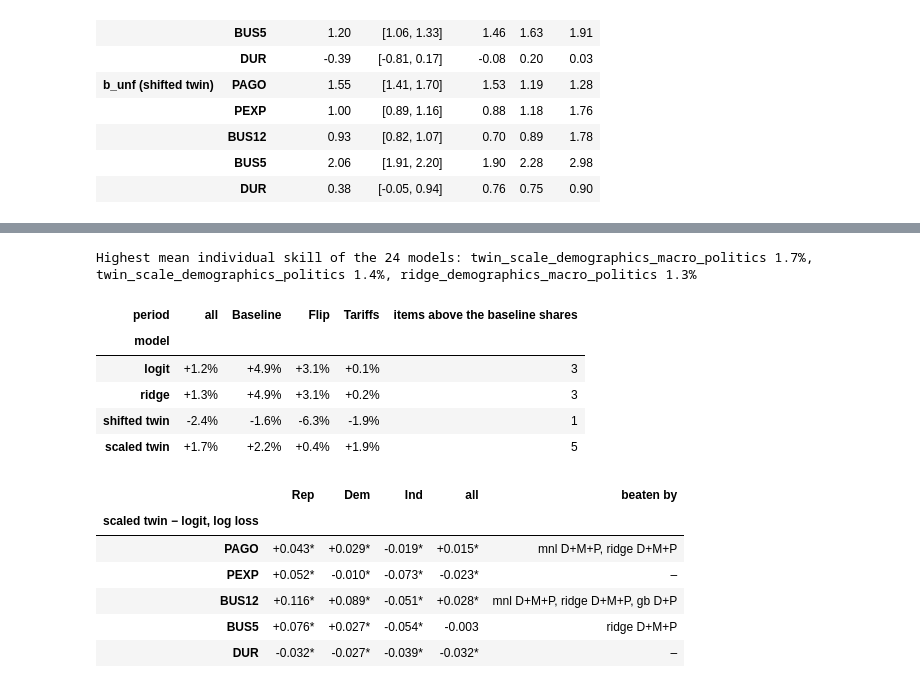
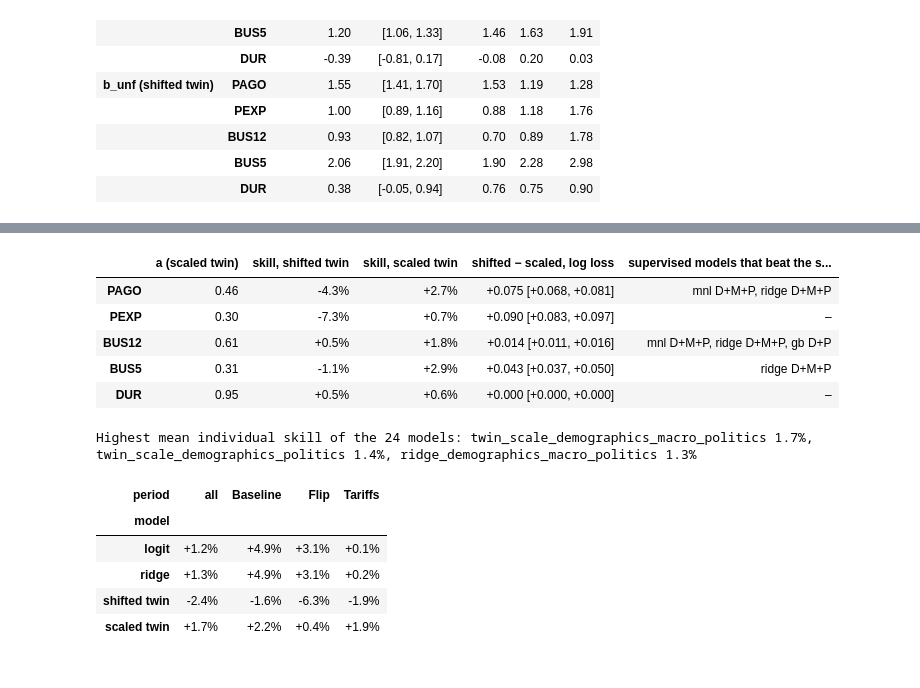
Before and after one commit to jerrydzj/state-dependent-twins, a Jupyter notebook: notebooks/06_mvp_twin_test.ipynb, the cells around one changed output, grey strips where cells are left out. Drawn from its saved outputs; the diff is of its cells as text; code cells hidden in the pictures.

```diff
--- a/notebooks/06_mvp_twin_test.ipynb
+++ b/notebooks/06_mvp_twin_test.ipynb
@@ -777,0 +854,24 @@ log loss by party, and the supervised models that beat the scaled twin:
+# %%
+GROUPS = {'Rep': 'Republicans', 'Dem': 'Democrats', 'Ind': 'independents', 'all': 'all respondents'}
+q = pred[(pred.YYYYMM >= PERIODS['Tariffs']) & (pred.model == LOGIT)]
+w = q[q.item == 'PEXP'].groupby('party').WT.sum()
+share = {g: f' ({100 * w[g] / w.sum():.0f}%)' if g in w else '' for g in GROUPS}
+fig, axes = plt.subplots(1, len(ITEMS), figsize=(13, 3.4))
+for ax, item in zip(axes, ITEMS):
+    for x_, g in enumerate(GROUPS):
+        for k, (f, color) in enumerate(PAIR):
+            d = cell.loc[('Tariffs', g, f'{f}_demographics_politics-{f}_demographics', item)]
+            filled = d.wasserstein_lo > 0 or d.wasserstein_hi < 0
+            ax.bar(x_ + (k - 0.5) * 0.38, d.wasserstein, width=0.34, color=color if filled else 'white',
+                   edgecolor=color, linewidth=1.2)
+    ax.axhline(0, color='#898781', lw=0.8)
+    ax.set_xticks(range(len(GROUPS)), [f'{n}{share[g]}' for g, n in GROUPS.items()], rotation=45, ha='right', fontsize=8)
+    ax.tick_params(axis='y', labelsize=7); ax.spines[['top', 'right']].set_visible(False)
+    ax.set_title(item, loc='left', fontsize=10)
+axes[0].set_ylabel('change in distance from D')
+handles = [plt.Rectangle((0, 0), 1, 1, color=c) for _, c in PAIR] + [plt.Rectangle((0, 0), 1, 1, fc='white', ec='#898781')]
+fig.legend(handles, ['logit', 'shifted twin', 'within sampling noise'], frameon=False, fontsize=8, ncol=3,
+           loc='upper right', bbox_to_anchor=(1, 1.0))
+fig.suptitle('Figure 8. What the political block does to each party in the tariff months (above zero: worse)',
+             x=0.01, ha='left', fontsize=10.5)
+plt.tight_layout(); plt.show()
@@ -778,30 +970,34 @@ log loss by party, and the supervised models that beat the scaled twin:
 # %%
+calibration = json.load(open(TWINS / 'calibration.json'))
+r = extra.loc[f'{TWIN}-{SCALED}']
+display(pd.DataFrame({
+    'a (scaled twin)': {i: f"{calibration['scale'][DMP][i]['a']:.2f}" for i in ITEMS},
+    'skill, shifted twin': {i: f"{allc.loc[(TWIN, i), 'log_loss_skill']:+.1%}" for i in ITEMS},
+    'skill, scaled twin': {i: f"{allc.loc[(SCALED, i), 'log_loss_skill']:+.1%}" for i in ITEMS},
+    'shifted − scaled, log loss': {i: '{:+.3f} [{:+.3f}, {:+.3f}]'.format(
+        allc.loc[(TWIN, i), 'log_loss'] - allc.loc[(SCALED, i), 'log_loss'], r.loc[i, 'log_loss_lo'], r.loc[i, 'log_loss_hi'])
+        for i in ITEMS},
+    'supervised models that beat the scaled twin': {i: ', '.join(
+        label(s) for s in SUPERVISED_MODELS if extra.loc[(f'{SCALED}-{s}', i), 'log_loss_lo'] > 0) or '–' for i in ITEMS}}))
+
 four = {LOGIT: 'logit', f'ridge_{DMP}': 'ridge', TWIN: 'shifted twin', SCALED: 'scaled twin'}
 skill = scores[(scores.group == 'all') & scores.model.isin(four)].pivot_table(
     index='model', columns='period', values='log_loss_skill', aggfunc='mean')[['all', *PERIODS]]
-skill['items above the baseline shares'] = (allc.loc[list(four)].log_loss_skill_lo > 0).groupby(level='model').sum()
 all24 = [f'{f}_{fs}' for f in ['mnl', 'ridge', 'gb', 'twin', 'twin_shift', 'twin_scale'] for fs in SHORT]
 print('Highest mean individual skill of the 24 models: ' + ', '.join(
     f'{m} {v:.1%}' for m, v in allc.loc[all24].log_loss_skill.groupby(level='model').mean().nlargest(3).items()))
-display(skill.rename(index=four).loc[list(four.values())].style.format('{:+.1%}').format(
-            '{:.0f}', subset=['items above the baseline shares']),
-        pd.DataFrame({**{g: {i: mark(f'{SCALED}-{LOGIT}', i, 'log_loss', g, '+.3f') for i in ITEMS}
-                         for g in ['Rep', 'Dem', 'Ind', 'all']},
-                      'beaten by': {i: ', '.join(label(s) for s in SUPERVISED_MODELS
-                                                 if extra.loc[(f'{SCALED}-{s}', i), 'log_loss_lo'] > 0) or '–'
-                                    for i in ITEMS}}).rename_axis('scaled twin − logit, log loss'))
+skill.rename(index=four).loc[list(four.values())].style.format('{:+.1%}')
 # %% [output]
+|  | a (scaled twin) | skill, shifted twin | skill, scaled twin | shifted − scaled, log loss | supervised models that beat the s... |
+| PAGO | 0.46 | -4.3% | +2.7% | +0.075 [+0.068, +0.081] | mnl D+M+P, ridge D+M+P |
+| PEXP | 0.30 | -7.3% | +0.7% | +0.090 [+0.083, +0.097] | – |
+| BUS12 | 0.61 | +0.5% | +1.8% | +0.014 [+0.011, +0.016] | mnl D+M+P, ridge D+M+P, gb D+P |
+| BUS5 | 0.31 | -1.1% | +2.9% | +0.043 [+0.037, +0.050] | ridge D+M+P |
+| DUR | 0.95 | +0.5% | +0.6% | +0.000 [+0.000, +0.000] | – |
 Highest mean individual skill of the 24 models: twin_scale_demographics_macro_politics 1.7%, twin_scale_demographics_politics 1.4%, ridge_demographics_macro_politics 1.3%
-| period | all | Baseline | Flip | Tariffs | items above the baseline shares |
-| model |  |  |  |  |  |
-| logit | +1.2% | +4.9% | +3.1% | +0.1% | 3 |
-| ridge | +1.3% | +4.9% | +3.1% | +0.2% | 3 |
-| shifted twin | -2.4% | -1.6% | -6.3% | -1.9% | 1 |
-| scaled twin | +1.7% | +2.2% | +0.4% | +1.9% | 5 |
-|  | Rep | Dem | Ind | all | beaten by |
-| scaled twin − logit, log loss |  |  |  |  |  |
-| PAGO | +0.043* | +0.029* | -0.019* | +0.015* | mnl D+M+P, ridge D+M+P |
-| PEXP | +0.052* | -0.010* | -0.073* | -0.023* | – |
-| BUS12 | +0.116* | +0.089* | -0.051* | +0.028* | mnl D+M+P, ridge D+M+P, gb D+P |
-| BUS5 | +0.076* | +0.027* | -0.054* | -0.003 | ridge D+M+P |
-| DUR | -0.032* | -0.027* | -0.039* | -0.032* | – |
+| period | all | Baseline | Flip | Tariffs |
+| model |  |  |  |  |
+| logit | +1.2% | +4.9% | +3.1% | +0.1% |
+| ridge | +1.3% | +4.9% | +3.1% | +0.2% |
+| shifted twin | -2.4% | -1.6% | -6.3% | -1.9% |
+| scaled twin | +1.7% | +2.2% | +0.4% | +1.9% |
```
Also changed, not shown: parts of 35 cells of this notebook.
